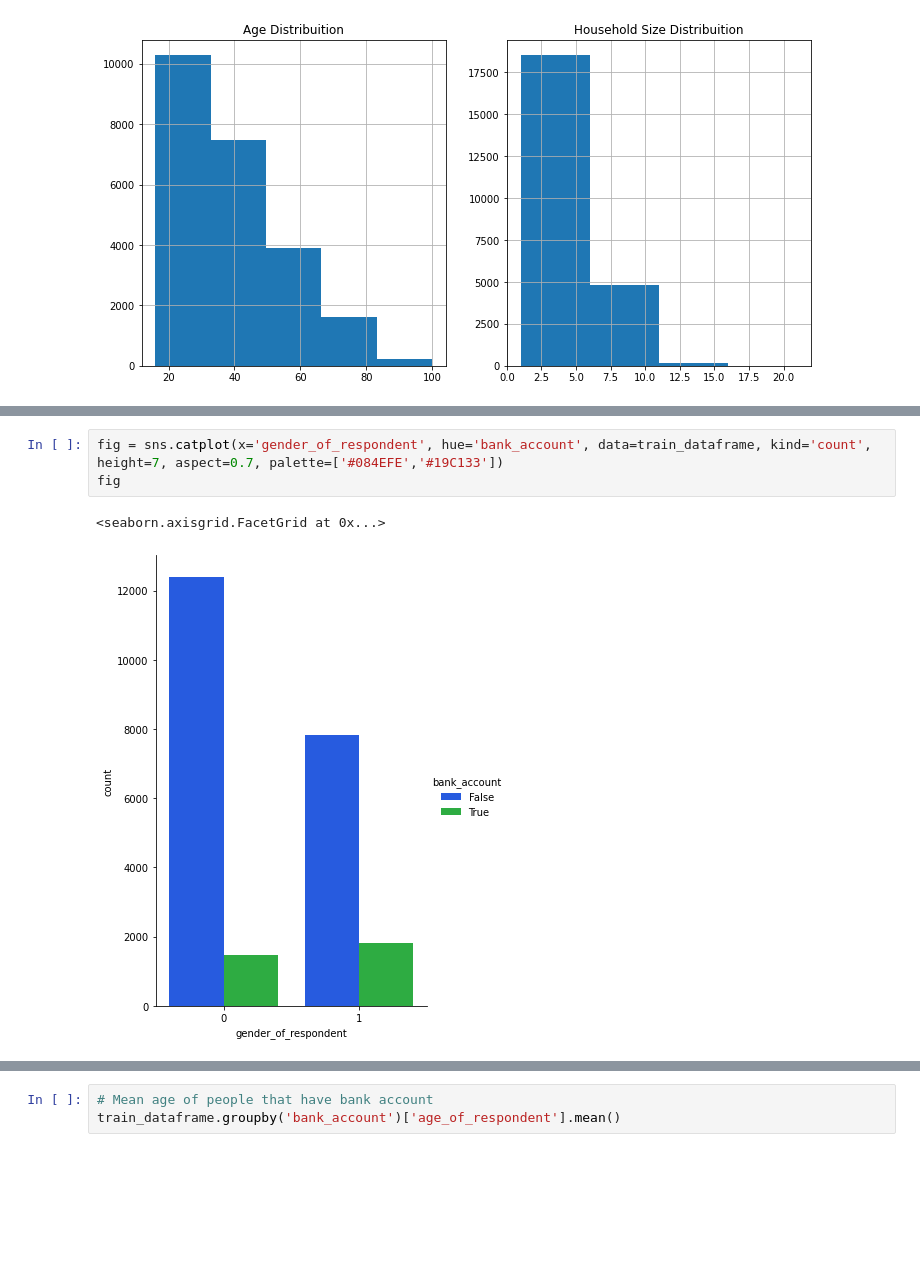
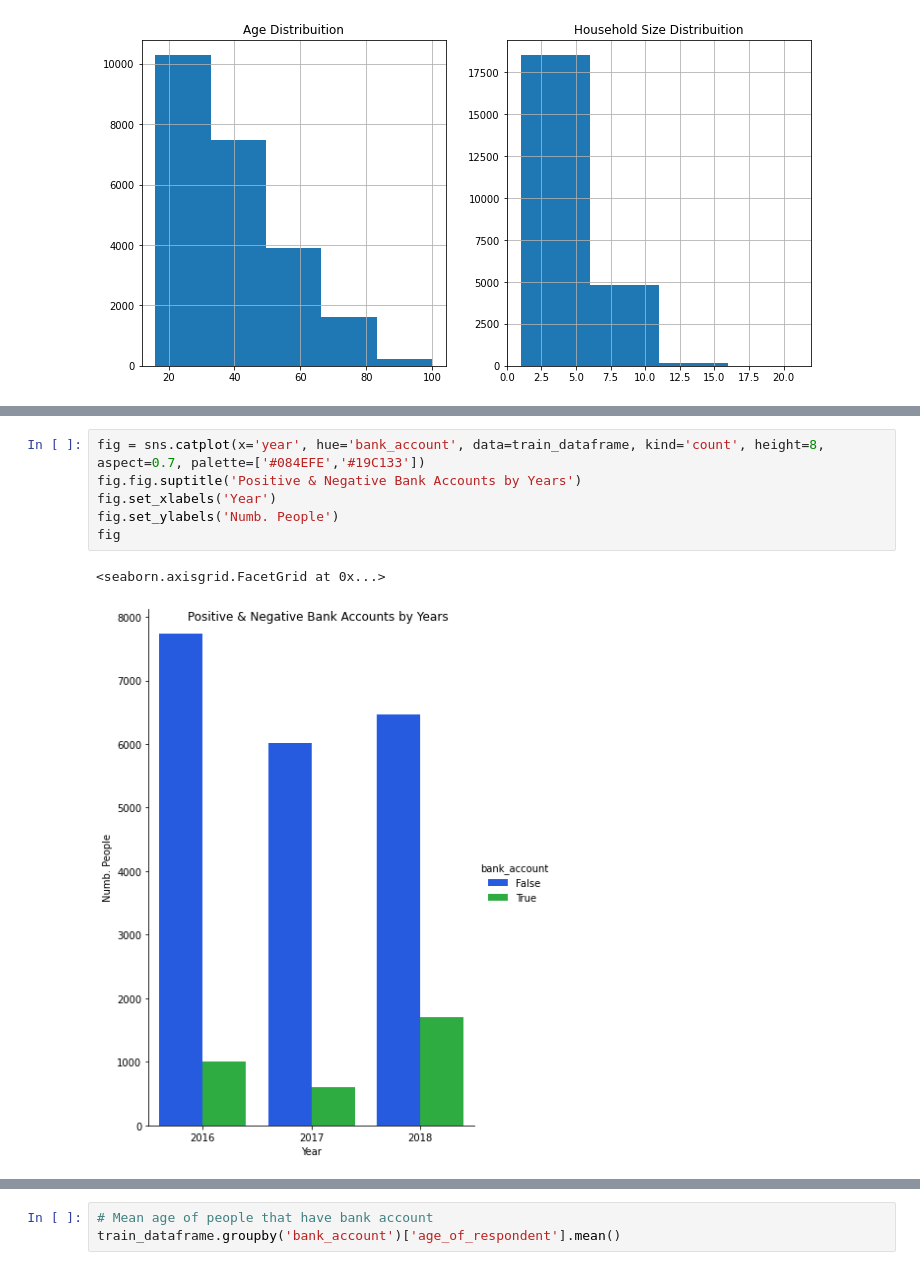
Before and after one commit to Lucs1590/AgiDataTest, a Jupyter notebook: financial_inclusion_africa.ipynb, the cells around one changed output, grey strips where cells are left out. Cells and saved outputs as stored; diff of their text form; blank space fills up the shorter version.

```diff
--- a/financial_inclusion_africa.ipynb
+++ b/financial_inclusion_africa.ipynb
@@ -327,6 +357,9 @@ fig
 # %%
-fig = sns.catplot(x='gender_of_respondent', hue='bank_account', data=train_dataframe, kind='count', height=7, aspect=0.7, palette=['#084EFE','#19C133'])
+fig = sns.catplot(x='year', hue='bank_account', data=train_dataframe, kind='count', height=8, aspect=0.7, palette=['#084EFE','#19C133'])
+fig.fig.suptitle('Positive & Negative Bank Accounts by Years')
+fig.set_xlabels('Year')
+fig.set_ylabels('Numb. People')
 fig
 # %% [output]
 <seaborn.axisgrid.FacetGrid at 0x...>
-[figure, old version]
+[figure, new version]
```
Also changed, not shown: parts of 29 cells of this notebook.
